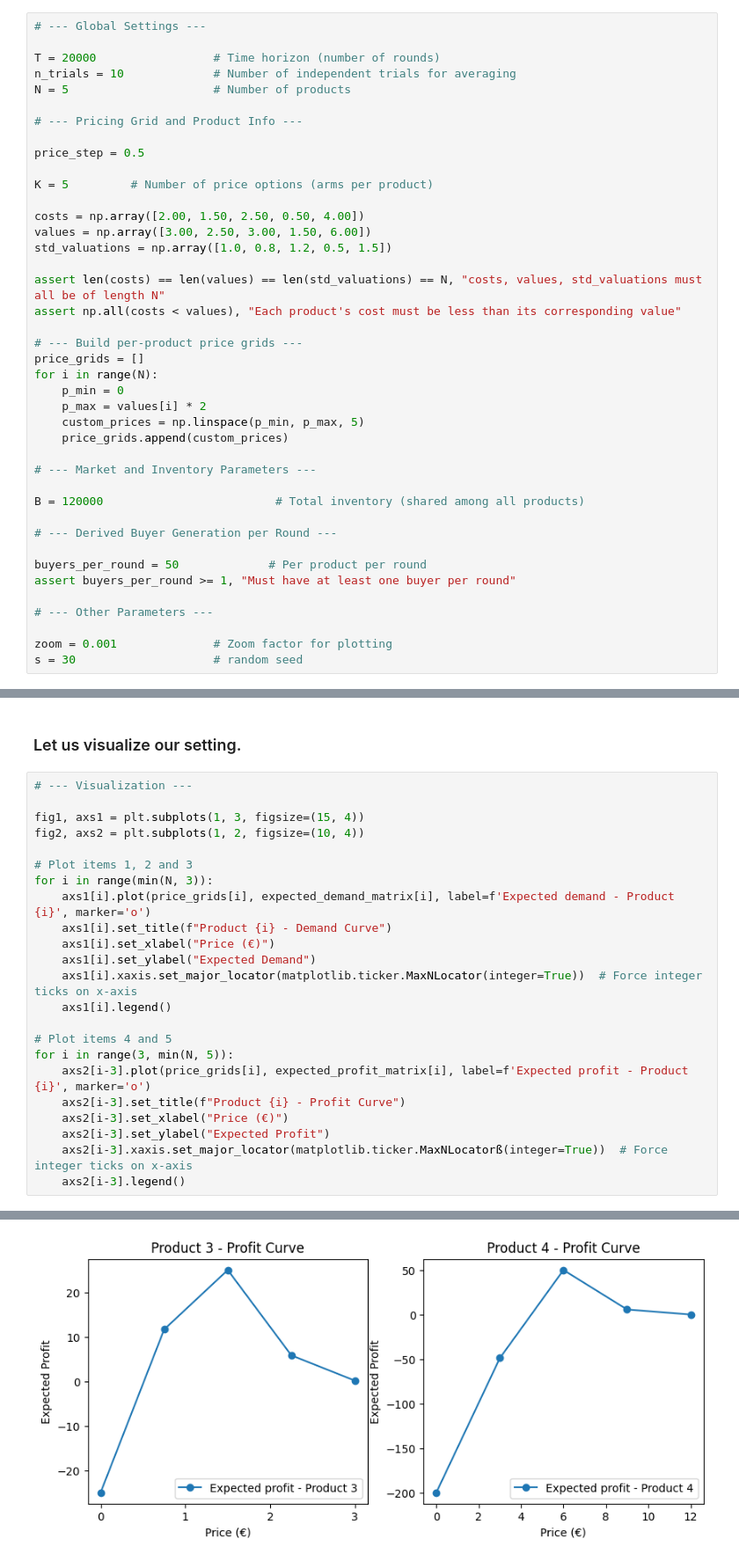
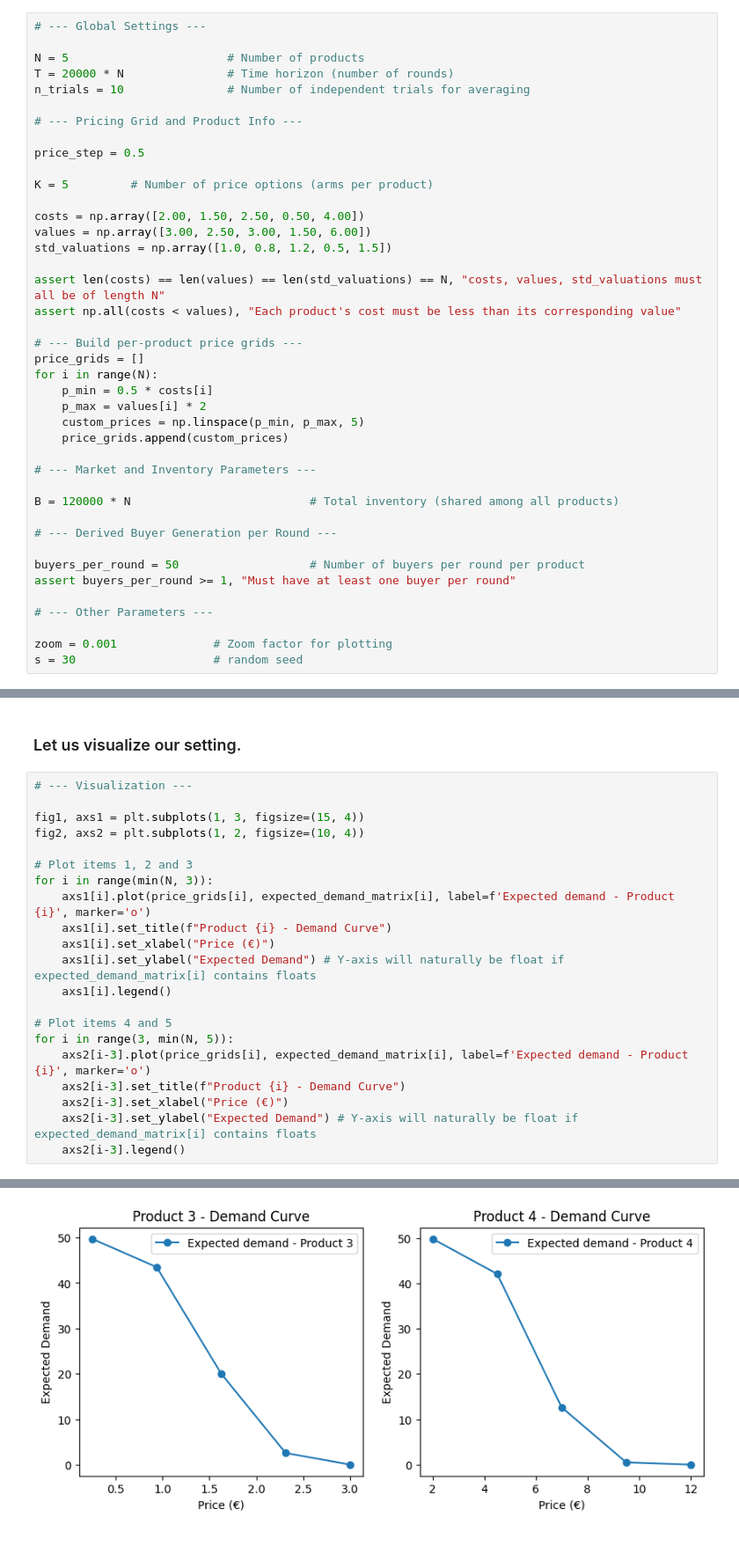
Before and after one commit to peetceenatoo/online-learning, a Jupyter notebook: R2.ipynb, the cells around one changed output, grey strips where cells are left out. Shown at 88% size. Cells and saved outputs as stored; diff of their text form.

```diff
--- a/R2.ipynb
+++ b/R2.ipynb
@@ -47,9 +49,9 @@ class PricingEnvironmentMultiProduct(Environment):
 # %%
 # --- Global Settings ---
 
-T = 20000                 # Time horizon (number of rounds)
-n_trials = 10             # Number of independent trials for averaging
-N = 5                     # Number of products
+N = 5                       # Number of products
+T = 20000 * N               # Time horizon (number of rounds)
+n_trials = 10               # Number of independent trials for averaging
 
 # --- Pricing Grid and Product Info ---
 
@@ -67,18 +69,18 @@ assert np.all(costs < values), "Each product's cost must be less than its corres
 # --- Build per-product price grids ---
 price_grids = []
 for i in range(N):
-    p_min = 0
+    p_min = 0.5 * costs[i]
     p_max = values[i] * 2
     custom_prices = np.linspace(p_min, p_max, 5)
     price_grids.append(custom_prices)
 
 # --- Market and Inventory Parameters ---
 
-B = 120000                         # Total inventory (shared among all products)
+B = 120000 * N                          # Total inventory (shared among all products)
 
 # --- Derived Buyer Generation per Round ---
 
-buyers_per_round = 50             # Per product per round
+buyers_per_round = 50                   # Number of buyers per round per product
 assert buyers_per_round >= 1, "Must have at least one buyer per round"
 
 # --- Other Parameters ---
@@ -137,16 +139,14 @@ for i in range(min(N, 3)):
     axs1[i].plot(price_grids[i], expected_demand_matrix[i], label=f'Expected demand - Product {i}', marker='o')
     axs1[i].set_title(f"Product {i} - Demand Curve")
     axs1[i].set_xlabel("Price (€)")
-    axs1[i].set_ylabel("Expected Demand")
-    axs1[i].xaxis.set_major_locator(matplotlib.ticker.MaxNLocator(integer=True))  # Force integer ticks on x-axis
+    axs1[i].set_ylabel("Expected Demand") # Y-axis will naturally be float if expected_demand_matrix[i] contains floats
     axs1[i].legend()
 
 # Plot items 4 and 5
 for i in range(3, min(N, 5)):
-    axs2[i-3].plot(price_grids[i], expected_profit_matrix[i], label=f'Expected profit - Product {i}', marker='o')
-    axs2[i-3].set_title(f"Product {i} - Profit Curve")
+    axs2[i-3].plot(price_grids[i], expected_demand_matrix[i], label=f'Expected demand - Product {i}', marker='o')
+    axs2[i-3].set_title(f"Product {i} - Demand Curve")
     axs2[i-3].set_xlabel("Price (€)")
-    axs2[i-3].set_ylabel("Expected Profit")
-    axs2[i-3].xaxis.set_major_locator(matplotlib.ticker.MaxNLocatorß(integer=True))  # Force integer ticks on x-axis
+    axs2[i-3].set_ylabel("Expected Demand") # Y-axis will naturally be float if expected_demand_matrix[i] contains floats
     axs2[i-3].legend()
 # %% [output]
@@ -154 +154 @@ for i in range(3, min(N, 5)):
-[figure, old version]
+[figure, new version]
```
Also changed, not shown: parts of 8 cells of this notebook, 1 other file.
